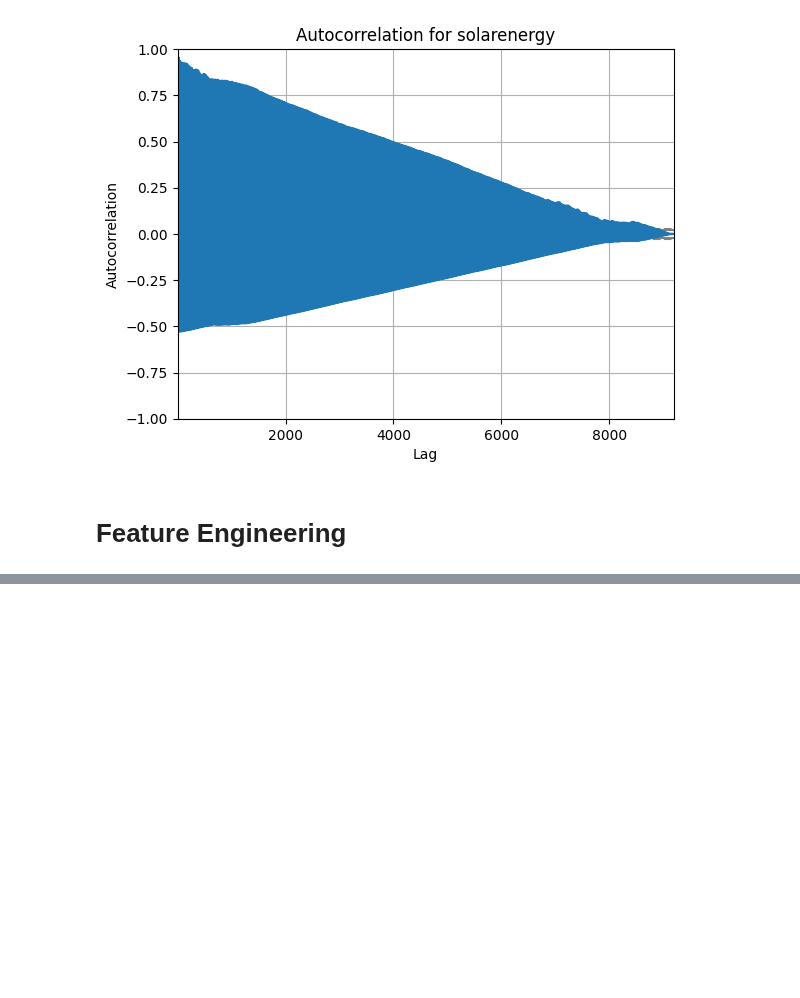
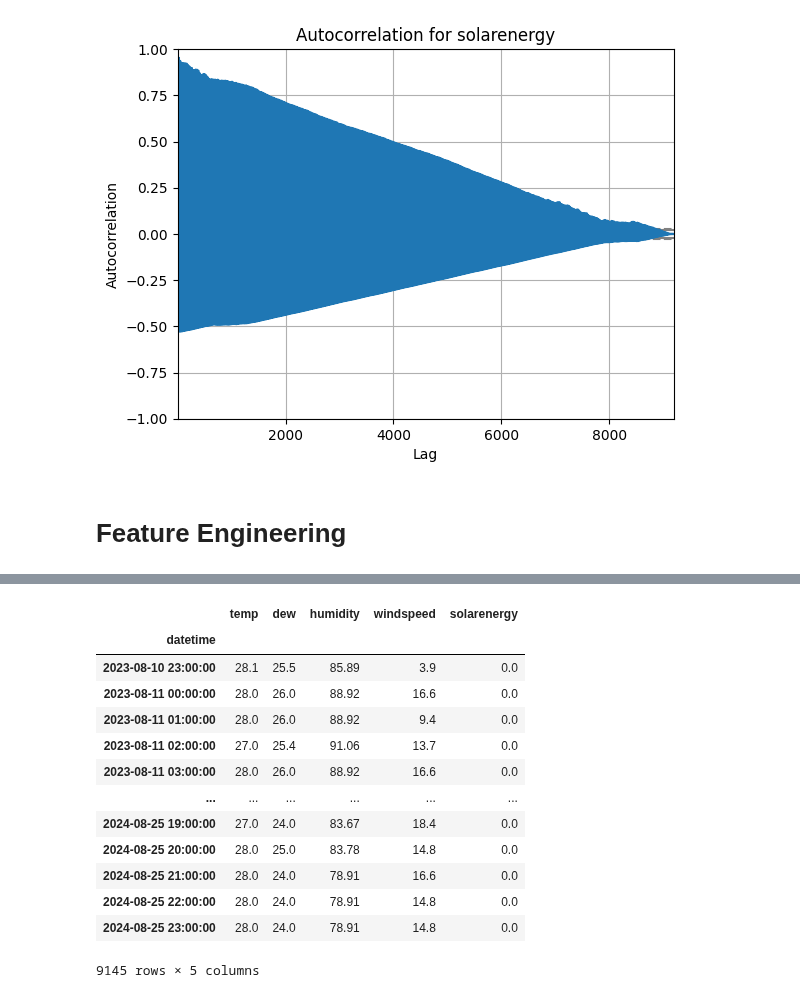
Before and after one commit to mungekarkiran/Basic_Python, a Jupyter notebook: Neha Project/Project Solar Care/Notebook/20240901_Solar_Care.ipynb, the cells around one changed output, grey strips where cells are left out. Cells and saved outputs as stored; diff of their text form; code cells hidden in the pictures; blank space fills up the shorter version.

```diff
--- a/Neha Project/Project Solar Care/Notebook/20240901_Solar_Care.ipynb
+++ b/Neha Project/Project Solar Care/Notebook/20240901_Solar_Care.ipynb
@@ -338,0 +385,17 @@ data.dropna(inplace=True)
+# %%
+y_train
+# %% [output]
+|  | temp | dew | humidity | windspeed | solarenergy |
+| datetime |  |  |  |  |  |
+| 2023-08-10 23:00:00 | 28.1 | 25.5 | 85.89 | 3.9 | 0.0 |
+| 2023-08-11 00:00:00 | 28.0 | 26.0 | 88.92 | 16.6 | 0.0 |
+| 2023-08-11 01:00:00 | 28.0 | 26.0 | 88.92 | 9.4 | 0.0 |
+| 2023-08-11 02:00:00 | 27.0 | 25.4 | 91.06 | 13.7 | 0.0 |
+| 2023-08-11 03:00:00 | 28.0 | 26.0 | 88.92 | 16.6 | 0.0 |
+| ... | ... | ... | ... | ... | ... |
+| 2024-08-25 19:00:00 | 27.0 | 24.0 | 83.67 | 18.4 | 0.0 |
+| 2024-08-25 20:00:00 | 28.0 | 25.0 | 83.78 | 14.8 | 0.0 |
+| 2024-08-25 21:00:00 | 28.0 | 24.0 | 78.91 | 16.6 | 0.0 |
+| 2024-08-25 22:00:00 | 28.0 | 24.0 | 78.91 | 14.8 | 0.0 |
+| 2024-08-25 23:00:00 | 28.0 | 24.0 | 78.91 | 14.8 | 0.0 |
+9145 rows × 5 columns
```
Also changed, not shown: parts of 6 cells of this notebook, 1 other file.
